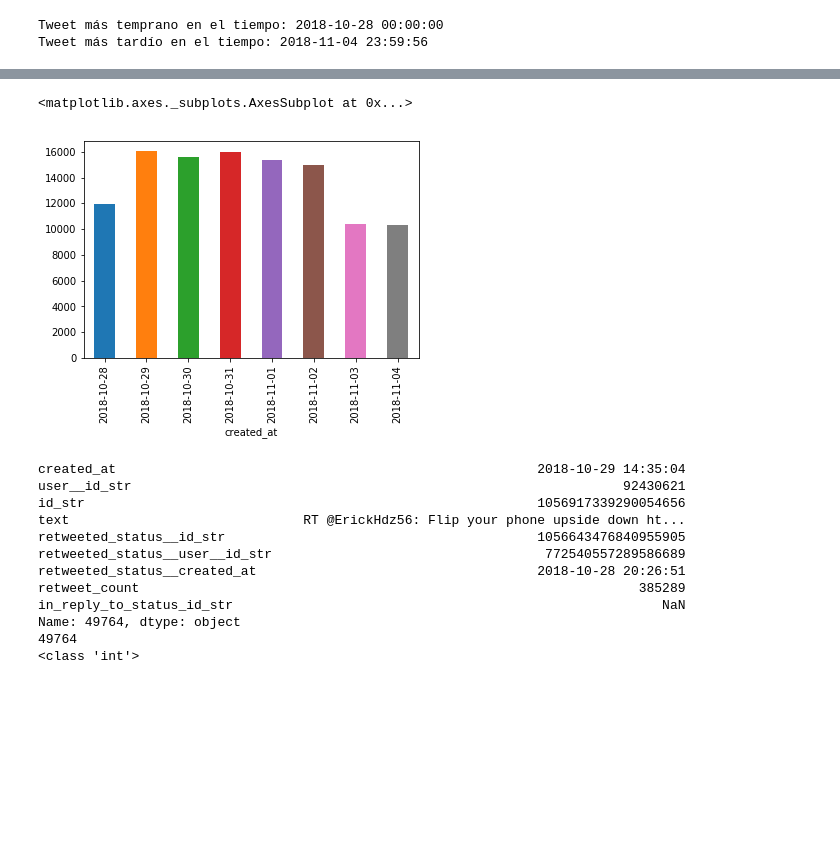
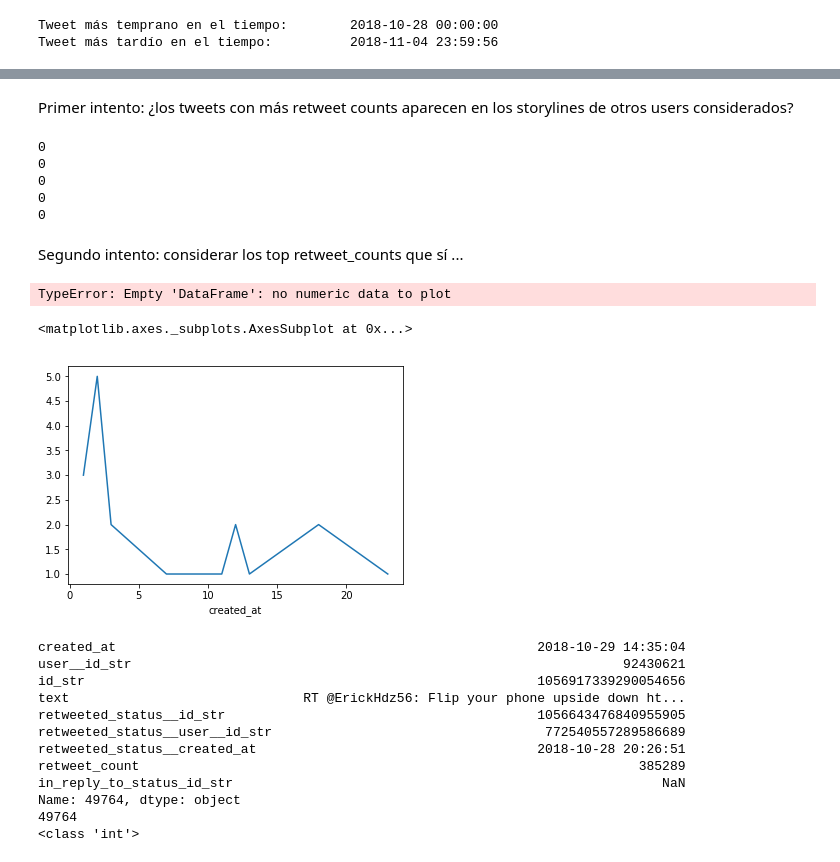
Before and after one commit to emeriles/sna-famaf, a Jupyter notebook: tw_dataset/Exploratory_visualization.ipynb, the cells around one changed output, grey strips where cells are left out. Drawn from its saved outputs; the diff is of its cells as text; code cells hidden in the pictures; blank space fills up the shorter version.

```diff
--- a/tw_dataset/Exploratory_visualization.ipynb
+++ b/tw_dataset/Exploratory_visualization.ipynb
@@ -108,0 +142,4 @@ df.created_at.groupby(df["created_at"].dt.date).count().plot(kind="bar")
+# %%
+### retweets por hora
+df['time_diff'] = df_only_rt().created_at - df_only_rt().retweeted_status__created_at
+counts_per_hour = df_only_rt().time_diff.groupby((df_only_rt().time_diff / np.timedelta64(1, 'D')).round(0)).count()
@@ -109,9 +177,30 @@ df.created_at.groupby(df["created_at"].dt.date).count().plot(kind="bar")
+# %% [markdown]
+Primer intento: ¿los tweets con más retweet counts aparecen en los storylines de otros users considerados?
+# %%
+for t_id in top_retweeted.id_str:
+    retweeted = df[df.retweeted_status__id_str == str(t_id)]
+    print(retweeted.shape[0])
+# %% [output]
+0
+0
+0
+0
+0
+# %% [markdown]
+Segundo intento: considerar los top retweet_counts que sí ...
+# %%
+for t_id in top_retweeted.id_str:
+    retweeted = df[df.retweeted_status__id_str == str(t_id)]
+    retweeted['time_diff'] = retweeted.created_at - retweeted.retweeted_status__created_at
+    retweeted.time_diff.groupby((retweeted.time_diff / np.timedelta64(1, 'h')).round(0)).count().plot(kind="bar")
+# %% [output]
+TypeError: Empty 'DataFrame': no numeric data to plot
 # %%
-### only retweets
-df.created_at.groupby(df_only_rt()["created_at"].dt.date).count().plot(kind="bar")
+retweeted = df[df.retweeted_status__id_str == str(1056986168024330240)]
+retweeted.created_at.groupby(retweeted["created_at"].dt.hour).count().plot(kind="line")
 # %% [output]
 <matplotlib.axes._subplots.AxesSubplot at 0x...>
-[figure, old version]
+[figure, new version]
 # %%
 row_max_rt = df.retweet_count.idxmax()
 print(df.iloc[row_max_rt, :])
```
Also changed, not shown: parts of 22 cells of this notebook.
